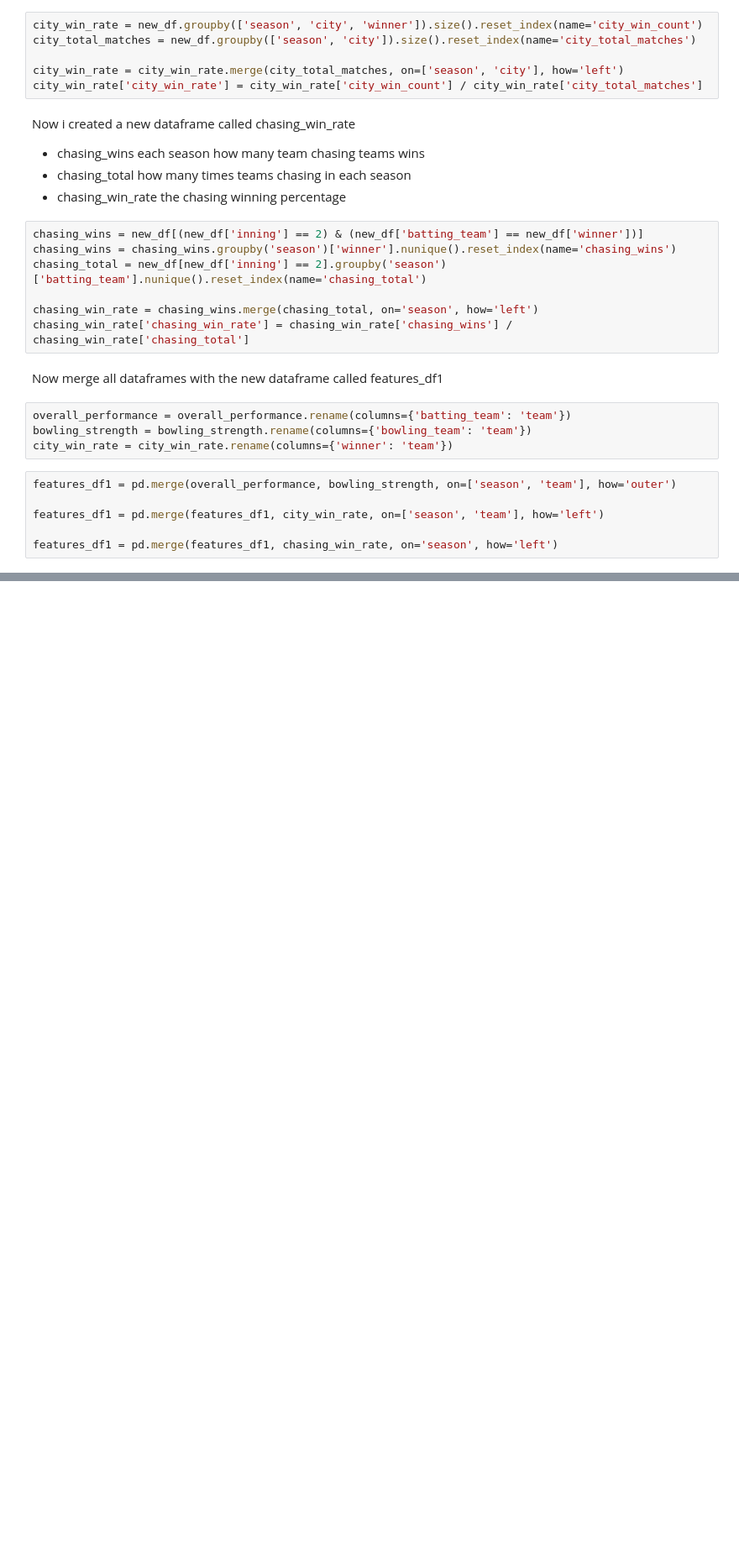
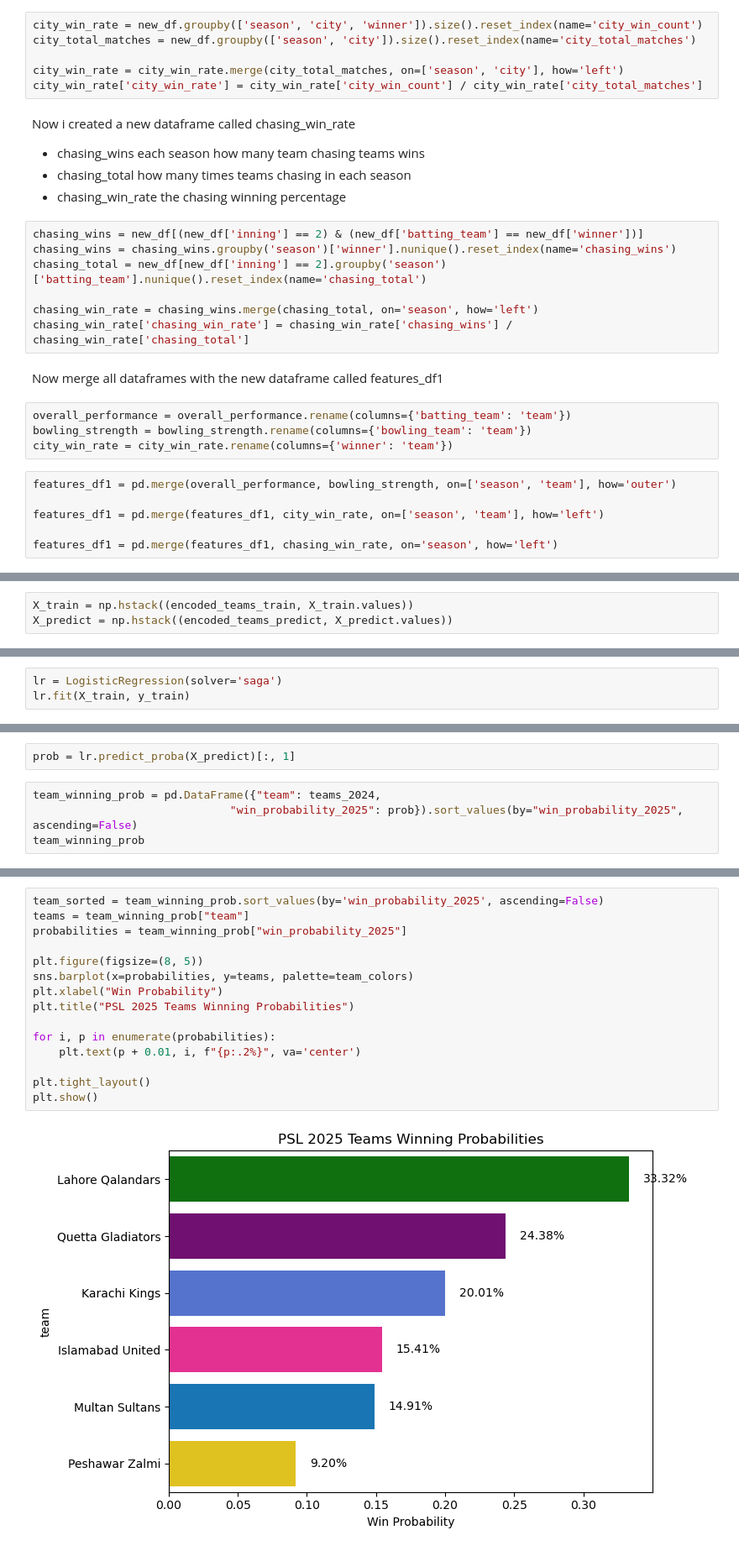
Before and after one commit to danisharain12/Machine-Learning-Projects, a Jupyter notebook: PSL 2025 Winner Prediction/PSL_2025_Winner_Prediction.ipynb, the cells around one changed output, grey strips where cells are left out. Shown at 84% size. Drawn from its saved outputs; the diff is of its cells as text; blank space fills up the shorter version.

```diff
--- a/PSL 2025 Winner Prediction/PSL_2025_Winner_Prediction.ipynb
+++ b/PSL 2025 Winner Prediction/PSL_2025_Winner_Prediction.ipynb
@@ -939,0 +786,3 @@ print(results.head(10))
+# %%
+X_train = np.hstack((encoded_teams_train, X_train.values))
+X_predict = np.hstack((encoded_teams_predict, X_predict.values))
@@ -939,0 +791,3 @@ print(results.head(10))
+# %%
+lr = LogisticRegression(solver='saga')
+lr.fit(X_train, y_train)
@@ -939,0 +822,6 @@ print(results.head(10))
+# %%
+prob = lr.predict_proba(X_predict)[:, 1]
+# %%
+team_winning_prob = pd.DataFrame({"team": teams_2024,
+                              "win_probability_2025": prob}).sort_values(by="win_probability_2025", ascending=False)
+team_winning_prob
@@ -939,0 +836,17 @@ print(results.head(10))
+# %%
+team_sorted = team_winning_prob.sort_values(by='win_probability_2025', ascending=False)
+teams = team_winning_prob["team"]
+probabilities = team_winning_prob["win_probability_2025"]
+
+plt.figure(figsize=(8, 5))
+sns.barplot(x=probabilities, y=teams, palette=team_colors)
+plt.xlabel("Win Probability")
+plt.title("PSL 2025 Teams Winning Probabilities")
+
+for i, p in enumerate(probabilities):
+    plt.text(p + 0.01, i, f"{p:.2%}", va='center')
+
+plt.tight_layout()
+plt.show()
+# %% [output]
+[figure, added]
```
Also changed, not shown: parts of 31 cells of this notebook.
